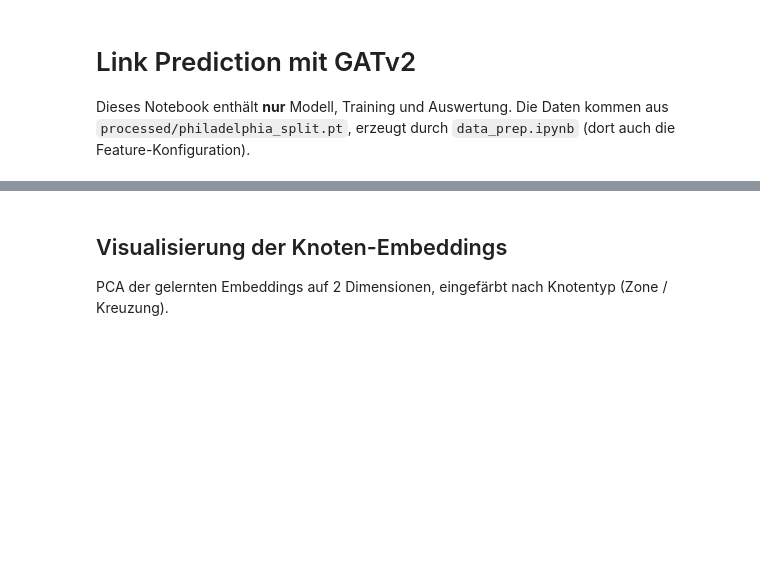
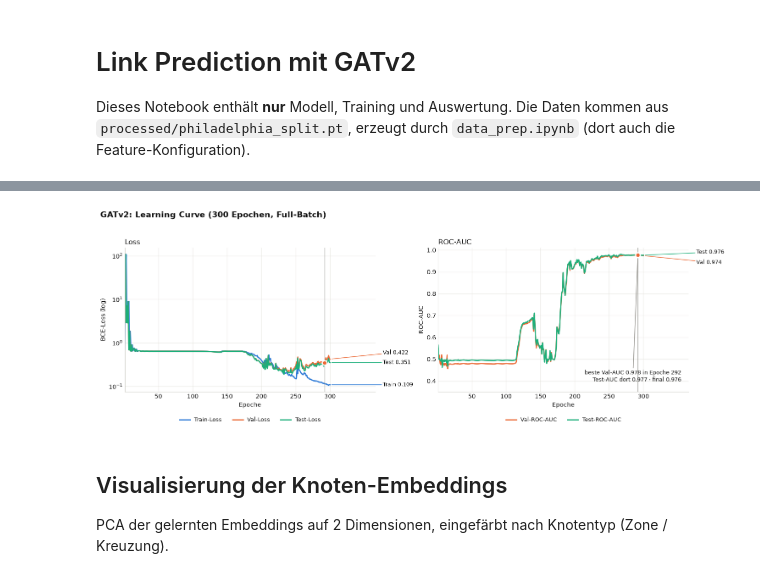
Before and after one commit to Oke511/GNNs_MethodenDerKI, a Jupyter notebook: GATV2.ipynb, the cells around one changed output, grey strips where cells are left out. Saved outputs shown, nothing was run; the diff lists cells and outputs as text; code cells hidden in the pictures; blank space fills up the shorter version.

```diff
--- a/GATV2.ipynb
+++ b/GATV2.ipynb
@@ -120,3 +145,8 @@ KeyboardInterrupt:
+# %%
+plot_learning_curves(history, title=f"{MODEL_NAME}: Learning Curve (300 Epochen, Full-Batch)")
+plt.show()
+# %% [output]
+[figure, added]
 # %% [markdown]
 ## Visualisierung der Knoten-Embeddings
 
```
Also changed, not shown: parts of 8 cells of this notebook, 5 other files.
